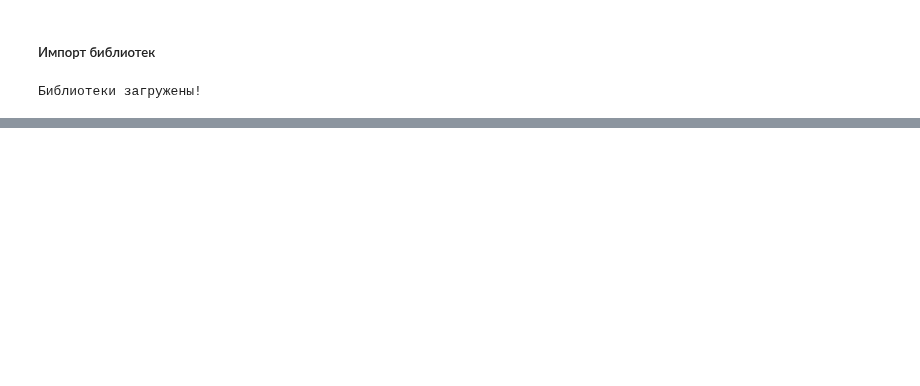
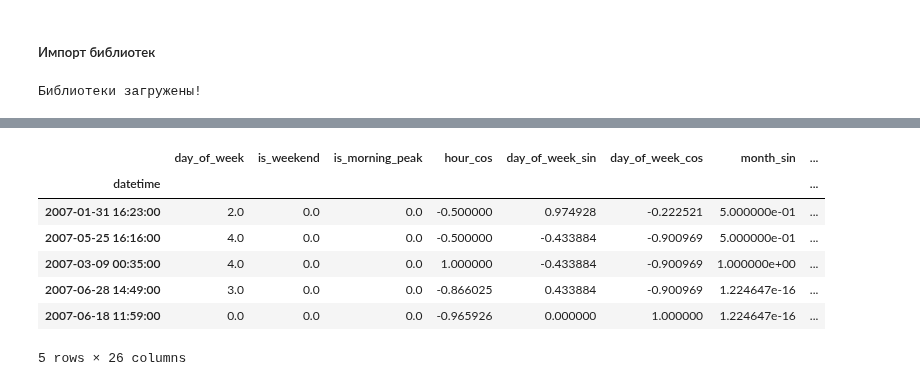
Before and after one commit to pogodaa/ML_cursovaya, a Jupyter notebook: model_not_valid.ipynb, the cells around one changed output, grey strips where cells are left out. Cells and saved outputs as stored; diff of their text form; code cells hidden in the pictures; blank space fills up the shorter version.

```diff
--- a/model_not_valid.ipynb
+++ b/model_not_valid.ipynb
@@ -1324,31 +29,0 @@ else:
-# %%
-# СТРОГАЯ ПРОВЕРКА ЦЕЛОСТНОСТИ ПРИЗНАКОВ
-print("\n=== СТРОГАЯ ПРОВЕРКА ЦЕЛОСТНОСТИ ===")
-
-# 1. Проверяем, что все признаки существуют в df
-missing_features = [f for f in available_features if f not in df.columns]
-if missing_features:
-    print(f"❌ ОТСУТСТВУЮЩИЕ ПРИЗНАКИ: {missing_features}")
-else:
-    print("✅ Все признаки присутствуют в данных")
-
-# 2. Проверяем, что нет NaN-признаков
-nan_features = []
-for feature in available_features:
-    if df[feature].isnull().all():  # Если ВСЕ значения NaN
-        nan_features.append(feature)
-
-if nan_features:
-    print(f"❌ ПУСТЫЕ ПРИЗНАКИ (все значения NaN): {nan_features}")
-else:
-    print("✅ Нет пустых признаков")
-
-# 3. Проверяем размерности
-print(f"Размерность X_train: {X_train.shape}")
-print(f"Количество признаков: {len(available_features)}")
-
-# Должны совпадать!
-if X_train.shape[1] == len(available_features):
-    print("✅ Размерности согласованы")
-else:
-    print(f"❌ НЕСОГЛАСОВАННОСТЬ: X_train имеет {X_train.shape[1]} признаков, но в списке {len(available_features)}")
@@ -1415,0 +494,11 @@ print("Имена признаков сохранены в models/feature_names.
+# %%
+df_safe.sample(5)
+# %% [output]
+|  | day_of_week | is_weekend | is_morning_peak | hour_cos | day_of_week_sin | day_of_week_cos | month_sin | ... |
+| datetime |  |  |  |  |  |  |  | ... |
+| 2007-01-31 16:23:00 | 2.0 | 0.0 | 0.0 | -0.500000 | 0.974928 | -0.222521 | 5.000000e-01 | ... |
+| 2007-05-25 16:16:00 | 4.0 | 0.0 | 0.0 | -0.500000 | -0.433884 | -0.900969 | 5.000000e-01 | ... |
+| 2007-03-09 00:35:00 | 4.0 | 0.0 | 0.0 | 1.000000 | -0.433884 | -0.900969 | 1.000000e+00 | ... |
+| 2007-06-28 14:49:00 | 3.0 | 0.0 | 0.0 | -0.866025 | 0.433884 | -0.900969 | 1.224647e-16 | ... |
+| 2007-06-18 11:59:00 | 0.0 | 0.0 | 0.0 | -0.965926 | 0.000000 | 1.000000 | 1.224647e-16 | ... |
+5 rows × 26 columns
```
Also changed, not shown: parts of 42 cells of this notebook, 5 other files.
